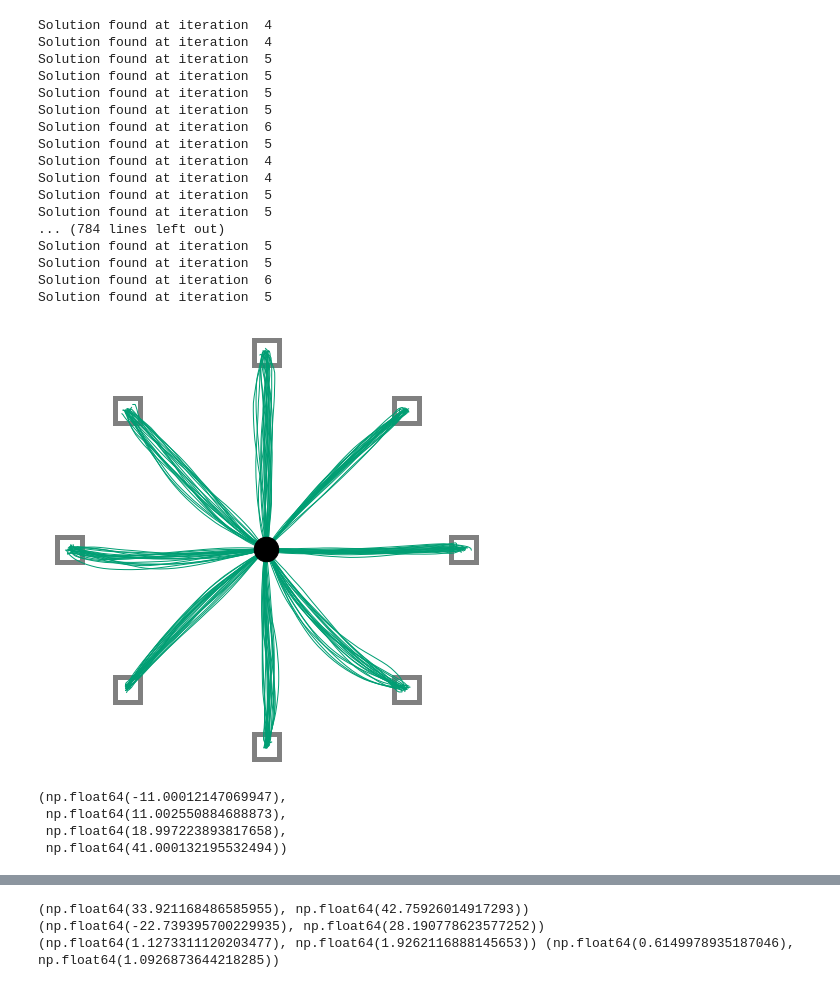
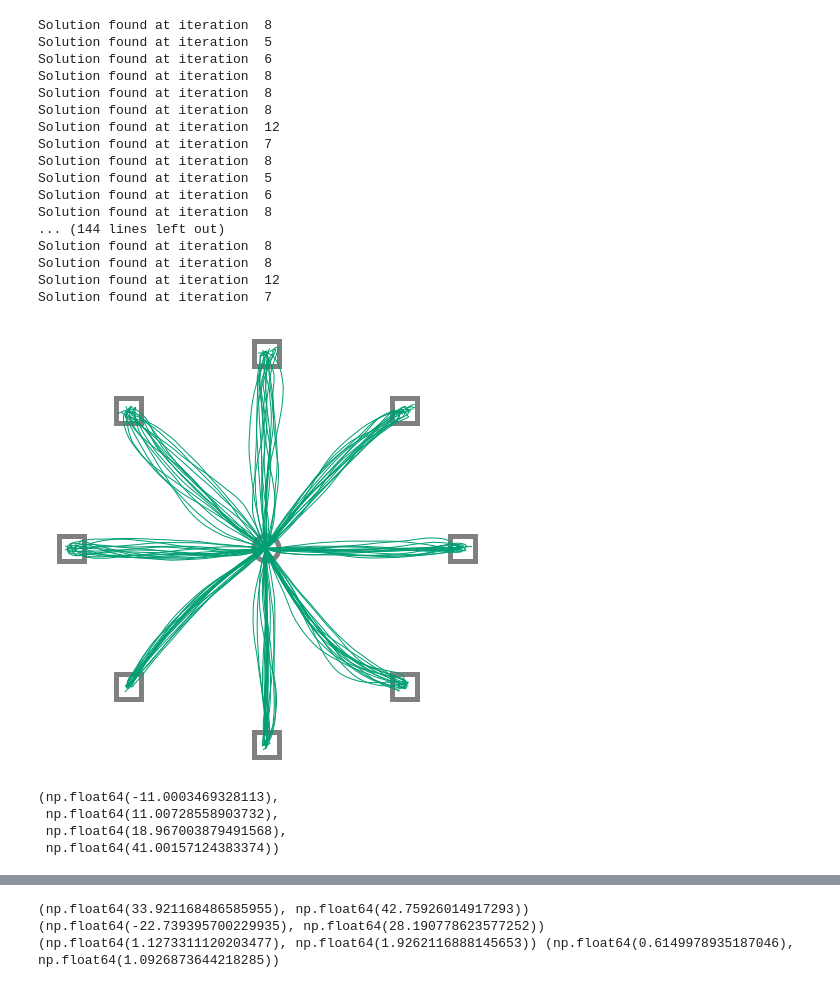
Before and after one commit to AlexandreThy/PhD, a Jupyter notebook: CurrentParts/PaperPlot.ipynb, the cells around one changed output, grey strips where cells are left out. Cells and saved outputs as stored; diff of their text form; code cells hidden in the pictures.

```diff
--- a/CurrentParts/PaperPlot.ipynb
+++ b/CurrentParts/PaperPlot.ipynb
@@ -1,4 +1,5 @@
 # %%
+
 import sys
 sys.path.append('..')
 from Controllers.FL6Muscles import *
@@ -11,59 +12,59 @@ NumIteration = 40
 Time = np.linspace(0,MovementTime*1000,NumIteration)
 
 plt.figure(figsize = (8,8))
-NUM_SIM = 100
+NUM_SIM = 20
 trajectories = np.zeros((NUM_SIM,8,NumIteration,2))
 
 for num_sim in range(NUM_SIM):
     for iter,angles in enumerate(np.linspace(0,2*pi,9)[:-1]) :
         tg = [cos(angles)*10,30+sin(angles)*10]
         xILQG,yILQG,zilqg,uILQG=ILQG(MovementTime,1e4,1,10,tg,st,NumIteration,delay = 0.06,Noise=True)
         trajectories[num_sim,iter] = np.array([xILQG,yILQG]).T
 
-        if num_sim <= 20 : plt.plot(xILQG,yILQG,color = "#009E73",linewidth = 1,label = "ILQG")
+        if num_sim <= 15 : plt.plot(xILQG,yILQG,color = "#009E73",linewidth = 1,label = "ILQG")
         plt.plot([tg[0]],[tg[1]],marker = "s",markersize = 25,markeredgecolor = "grey",markerfacecolor='white',zorder = 0,markeredgewidth = 5)
 plt.axis("equal")
 ax = plt.gca()
 #ax.spines['top'].set_visible(False)
 #ax.spines['right'].set_visible(False)
-plt.scatter([0],[30],marker = "o", color = "black",s = 600,zorder = 100)
+plt.plot([0],[30],marker = "o",markersize = 25,markeredgecolor = "grey",markerfacecolor='white',zorder = 0,markeredgewidth = 5)
 ax.axis("off")
-
+plt.savefig("img/Paper_plots/ILQG_Centerout.png",dpi = 300)
 plt.show()
 plt.figure(figsize = (8,8))
 for iter,angles in enumerate(np.linspace(0,2*pi,9)[:-1]) :
     tg = [cos(angles)*10,30+sin(angles)*10]
 
     plt.plot(np.mean(trajectories[:,iter,:,0],axis = 0),np.mean(trajectories[:,iter,:,1],axis = 0),color = "#009E73",linewidth = 3,label = "ILQG")
     plt.plot([tg[0]],[tg[1]],marker = "s",markersize = 25,markeredgecolor = "grey",markerfacecolor='white',zorder = 0,markeredgewidth = 5)
 
 
 plt.axis("equal")
 ax = plt.gca()
-plt.scatter([0],[30],marker = "o", color = "black",s = 600,zorder = 100)
+plt.plot([0],[30],marker = "o",markersize = 25,markeredgecolor = "grey",markerfacecolor='white',zorder = 0,markeredgewidth = 5)
 #ax.spines['top'].set_visible(False)
 #ax.spines['right'].set_visible(False)
 ax.axis("off")
 # %% [output]
-Solution found at iteration  4
-Solution found at iteration  4
-Solution found at iteration  5
-Solution found at iteration  5
-Solution found at iteration  5
+Solution found at iteration  8
 Solution found at iteration  5
 Solution found at iteration  6
-Solution found at iteration  5
-Solution found at iteration  4
-Solution found at iteration  4
-Solution found at iteration  5
-Solution found at iteration  5
-... (784 lines left out)
-Solution found at iteration  5
+Solution found at iteration  8
+Solution found at iteration  8
+Solution found at iteration  8
+Solution found at iteration  12
+Solution found at iteration  7
+Solution found at iteration  8
 Solution found at iteration  5
 Solution found at iteration  6
-Solution found at iteration  5
+Solution found at iteration  8
+... (144 lines left out)
+Solution found at iteration  8
+Solution found at iteration  8
+Solution found at iteration  12
+Solution found at iteration  7
-[figure, old version]
+[figure, new version]
-(np.float64(-11.00012147069947),
- np.float64(11.002550884688873),
- np.float64(18.997223893817658),
- np.float64(41.000132195532494))
+(np.float64(-11.0003469328113),
+ np.float64(11.00728558903732),
+ np.float64(18.967003879491568),
+ np.float64(41.00157124383374))
```
Also changed, not shown: parts of 7 cells of this notebook.
